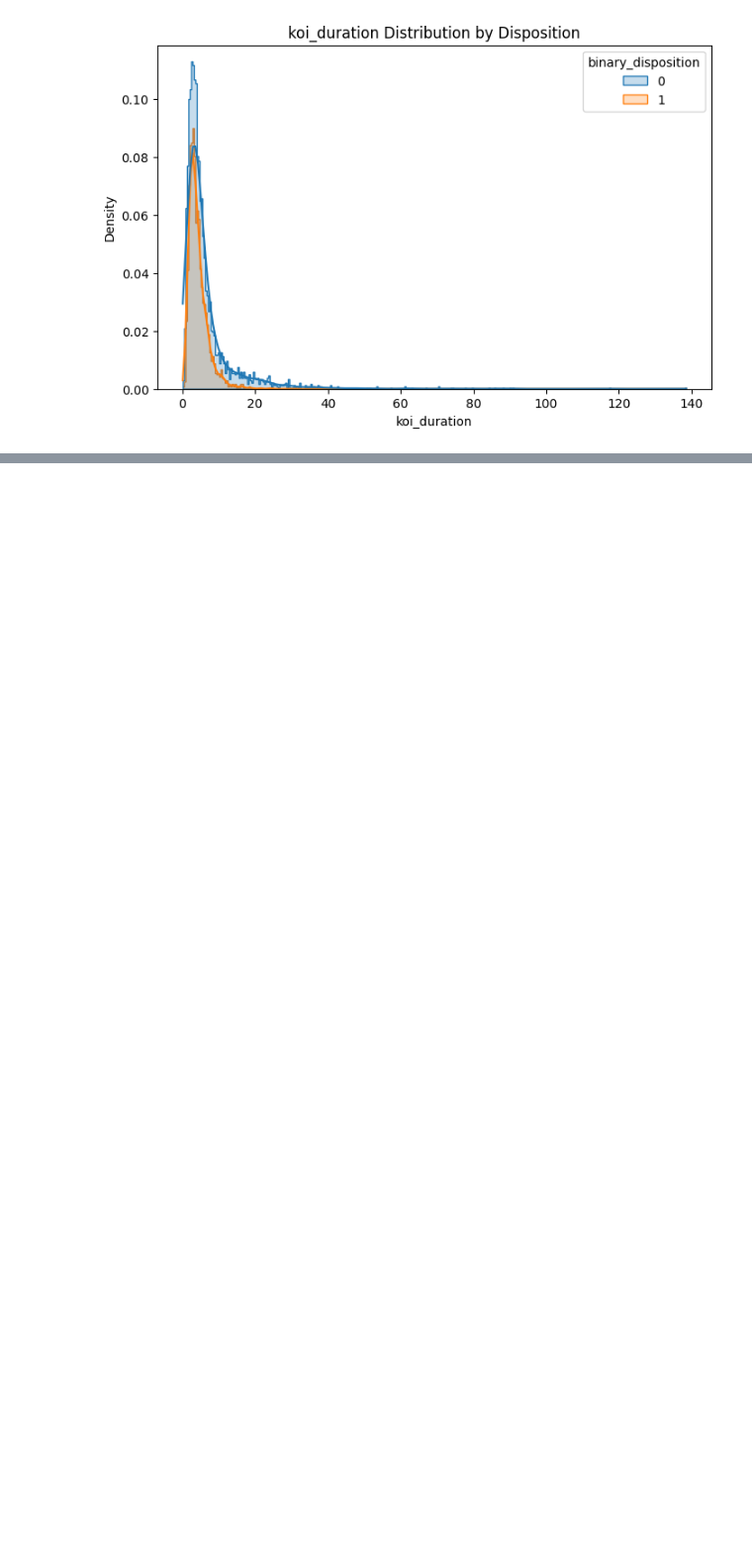
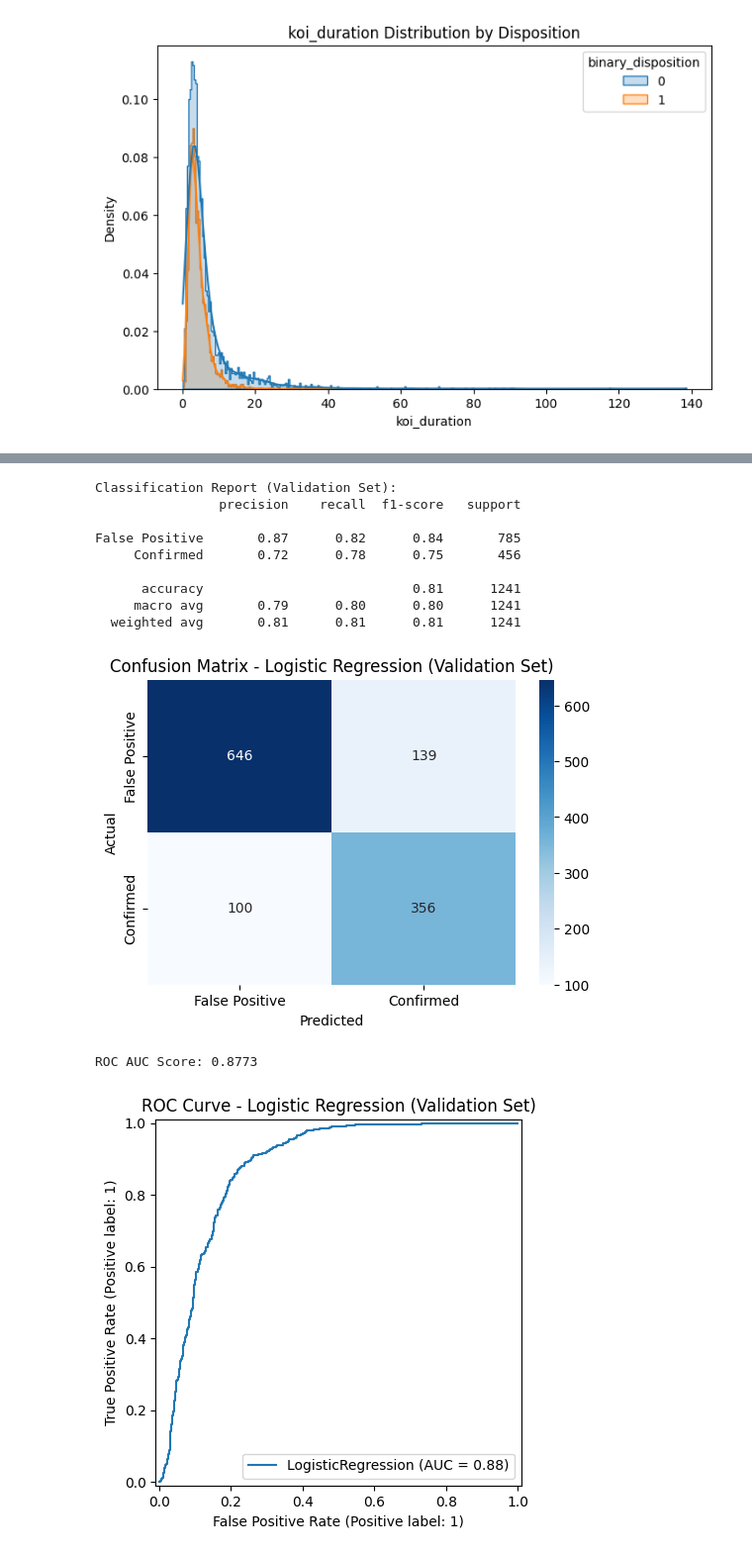
Before and after one commit to CooperDavis00/kepler-expoplanet-ml-project, a Jupyter notebook: notebooks/kepler-planet-eda.ipynb, the cells around one changed output, grey strips where cells are left out. Shown: that part at 99% size. Cells and saved outputs as stored; diff of their text form; code cells hidden in the pictures; blank space fills up the shorter version.

Commit message:
Added model to train and test accuracy then use the trained model to prdict if candidate onjects are 1 or 0 for confirmed planet or false positive.

```diff
--- a/notebooks/kepler-planet-eda.ipynb
+++ b/notebooks/kepler-planet-eda.ipynb
@@ -239,0 +301,45 @@ To better understand how individual features relate to whether a Kepler Object o
+# %%
+from sklearn.linear_model import LogisticRegression
+from sklearn.metrics import classification_report, confusion_matrix, roc_auc_score, RocCurveDisplay
+
+# Initialize and train logistic regression
+lr_model = LogisticRegression(random_state=42, max_iter=1000)
+lr_model.fit(X_train_scaled, y_train)
+
+# Predict on validation set
+y_val_pred = lr_model.predict(X_val_scaled)
+y_val_prob = lr_model.predict_proba(X_val_scaled)[:, 1]  # for ROC AUC
+
+# Evaluation metrics
+print("Classification Report (Validation Set):")
+print(classification_report(y_val, y_val_pred, target_names=["False Positive", "Confirmed"]))
+
+# Confusion Matrix
+conf_matrix = confusion_matrix(y_val, y_val_pred)
+plt.figure(figsize=(6, 4))
+sns.heatmap(conf_matrix, annot=True, fmt="d", cmap="Blues", xticklabels=["False Positive", "Confirmed"], yticklabels=["False Positive", "Confirmed"])
+plt.title("Confusion Matrix - Logistic Regression (Validation Set)")
+plt.xlabel("Predicted")
+plt.ylabel("Actual")
+plt.show()
+
+# ROC Curve
+roc_auc = roc_auc_score(y_val, y_val_prob)
+print(f"ROC AUC Score: {roc_auc:.4f}")
+
+RocCurveDisplay.from_estimator(lr_model, X_val_scaled, y_val)
+plt.title("ROC Curve - Logistic Regression (Validation Set)")
+plt.show()
+# %% [output]
+Classification Report (Validation Set):
+                precision    recall  f1-score   support
+
+False Positive       0.87      0.82      0.84       785
+     Confirmed       0.72      0.78      0.75       456
+
+      accuracy                           0.81      1241
+     macro avg       0.79      0.80      0.80      1241
+  weighted avg       0.81      0.81      0.81      1241
+[figure, added]
+ROC AUC Score: 0.8773
+[figure, added]
```
Also changed, not shown: parts of 14 cells of this notebook.
